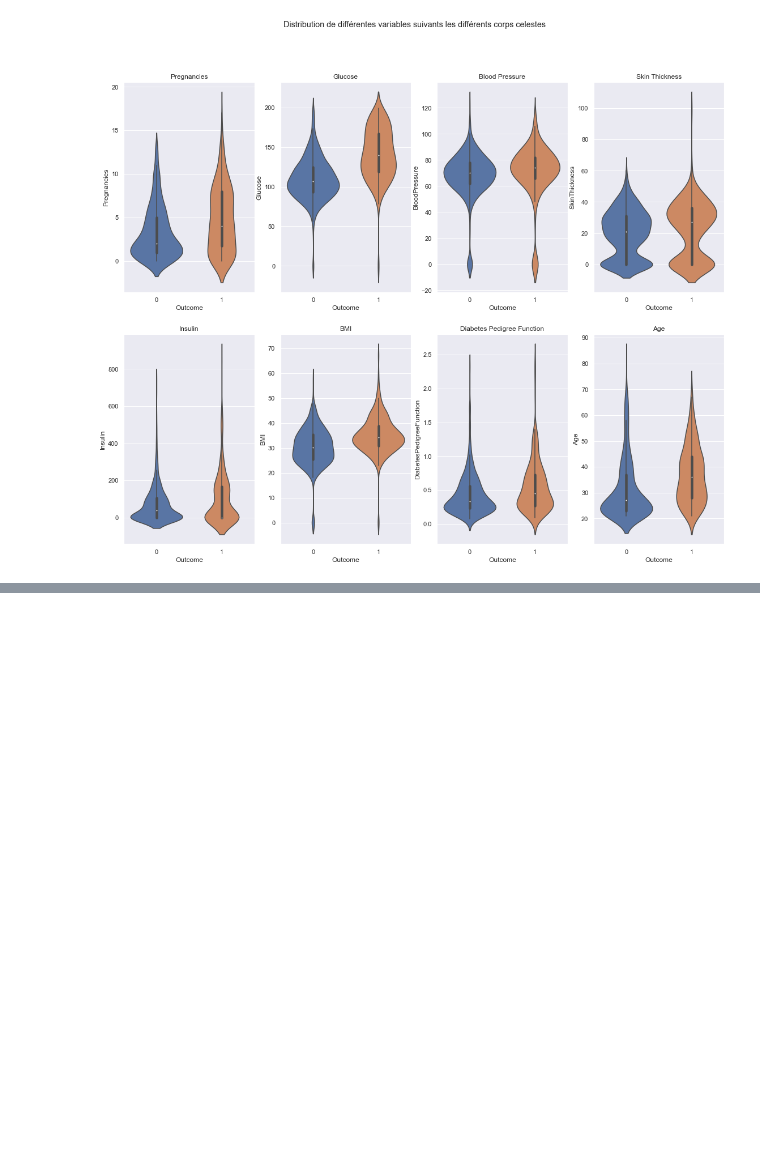
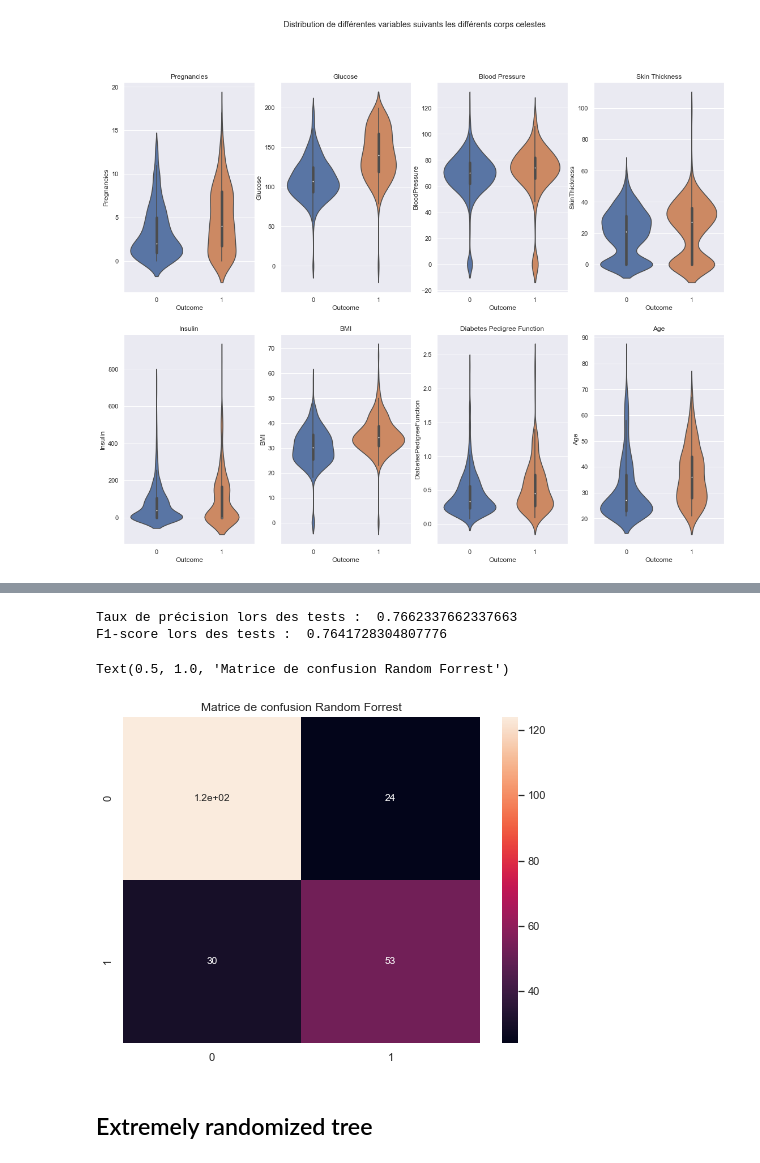
Before and after one commit to MohamedNennouche/pima-diabetes, a Jupyter notebook: pima-notebook.ipynb, the cells around one changed output, grey strips where cells are left out. Cells and saved outputs as stored; diff of their text form; code cells hidden in the pictures; blank space fills up the shorter version.

Commit message:
Ajout de plusieurs méthodes de classification avec un résultat d'environ 77% de réussite

```diff
--- a/pima-notebook.ipynb
+++ b/pima-notebook.ipynb
@@ -126,0 +129,6 @@ Text(0.5, 1.0, 'Age')
+# %%
+features_pima = data_pima.copy()
+etiq = features_pima['Outcome']
+features_pima.drop(['Outcome'], inplace=True, axis = 1)
+# %%
+fv_train, fv_test, etiq_train, etiq_test = train_test_split(features_pima, etiq, test_size=0.3,random_state=23)
@@ -126,0 +137,4 @@ Text(0.5, 1.0, 'Age')
+# %%
+forrest = RandomForestClassifier(n_estimators = 700, max_features = 'sqrt', criterion = 'entropy', class_weight='balanced', random_state = 10).fit(fv_train,etiq_train)
+yforrest = forrest.predict(fv_test)
+print(metrics.classification_report(etiq_test,yforrest))
@@ -126,0 +150,15 @@ Text(0.5, 1.0, 'Age')
+# %%
+print("Taux de précision lors des tests : ",metrics.accuracy_score(etiq_test, yforrest))
+print("F1-score lors des tests : ",metrics.f1_score(etiq_test, yforrest, average='weighted'))
+# %% [output]
+Taux de précision lors des tests :  0.7662337662337663
+F1-score lors des tests :  0.7641728304807776
+# %%
+plt.figure(figsize=(8,6))
+sns.heatmap(metrics.confusion_matrix(etiq_test, yforrest), annot=True, annot_kws={"size": 10})
+plt.title("Matrice de confusion Random Forrest")
+# %% [output]
+Text(0.5, 1.0, 'Matrice de confusion Random Forrest')
+[figure, added]
+# %% [markdown]
+## Extremely randomized tree
```
Also changed, not shown: parts of 25 cells of this notebook.
